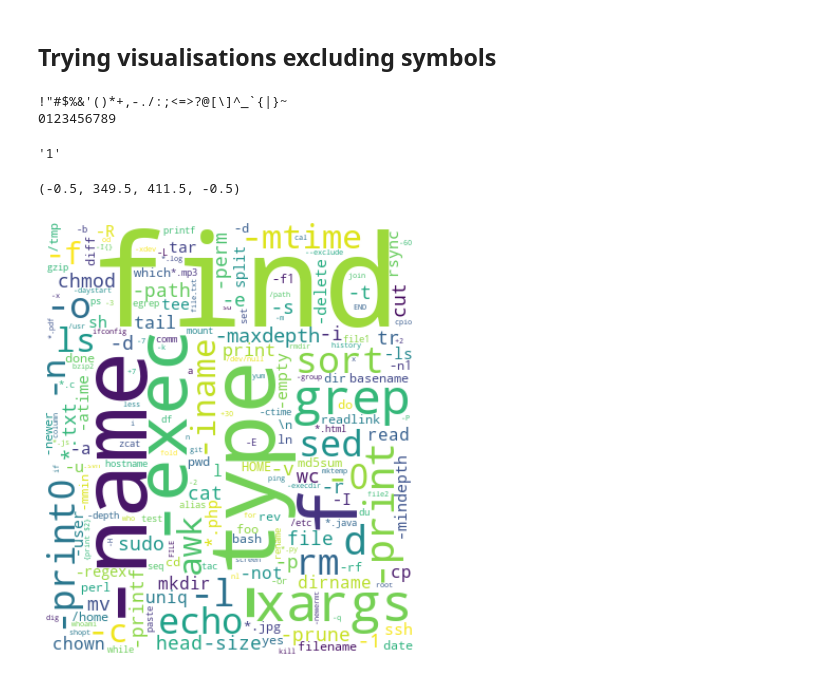
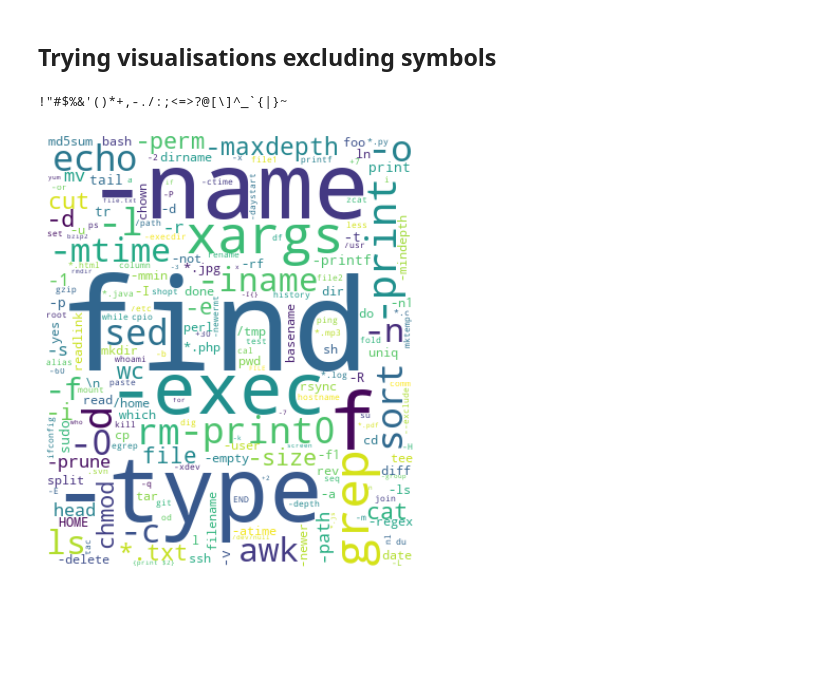
Before and after one commit to dtrizna/bashprocessing, a Jupyter notebook: cm_parsing.ipynb, the cells around one changed output. Saved outputs shown, nothing was run; the diff lists cells and outputs as text; code cells hidden in the pictures; blank space fills up the shorter version.

```diff
--- a/cm_parsing.ipynb
+++ b/cm_parsing.ipynb
@@ -572,41 +572,35 @@ bars.get_figure().savefig("img/absolute_element_counts.png")
 # %%
 import string
 print(string.punctuation)
-print(string.digits)
 # %% [output]
 !"#$%&'()*+,-./:;<=>?@[\]^_`{|}~
-0123456789
-# %%
-list(alldict2.keys())[10]
-# %% [output]
-'1'
 # %%
 bash_stopwords = [key for key in alldict2.keys() if all(key.isdigit() or j in string.punctuation for j in key)]
+clean_dict = {key:alldict2[key] for key in alldict2.keys() if not all(key.isdigit() or j in string.punctuation for j in key)}
 # %%
 # TRY WORD CLOUD
 from wordcloud import WordCloud, ImageColorGenerator
 from PIL import Image
 from os import path
 
 d = path.dirname(__file__) if "__file__" in locals() else os.getcwd()
 
-tuxmask = np.array(Image.open(path.join(d, "img/Tux4.png")))#.convert("1")).astype(int)
+tuxmask = np.array(Image.open(path.join(d, "img/Tux.png")))#.convert("1")).astype(int)
 img_color = ImageColorGenerator(tuxmask)
 
 wc = WordCloud(background_color="white", \
                 stopwords=bash_stopwords, \
                 max_words=200, \
                 contour_width=3, \
                 contour_color='steelblue',\
                 mask=tuxmask) # Cannot make to work it w/ mask ....
 
 # generate word cloud
 wc.generate_from_frequencies(dict(clean_dict))
 plt.figure(figsize=(16,8))
 plt.imshow(wc, interpolation='bilinear')
 plt.axis("off")
-#plt.savefig('yourfile.png', bbox_inches='tight')
+plt.savefig('img/wordcloud.png', bbox_inches='tight')
 #plt.close()
 # %% [output]
-(-0.5, 349.5, 411.5, -0.5)
-[figure, old version]
+[figure, new version]
```
Also changed, not shown: parts of 3 cells of this notebook, 3 other files.
